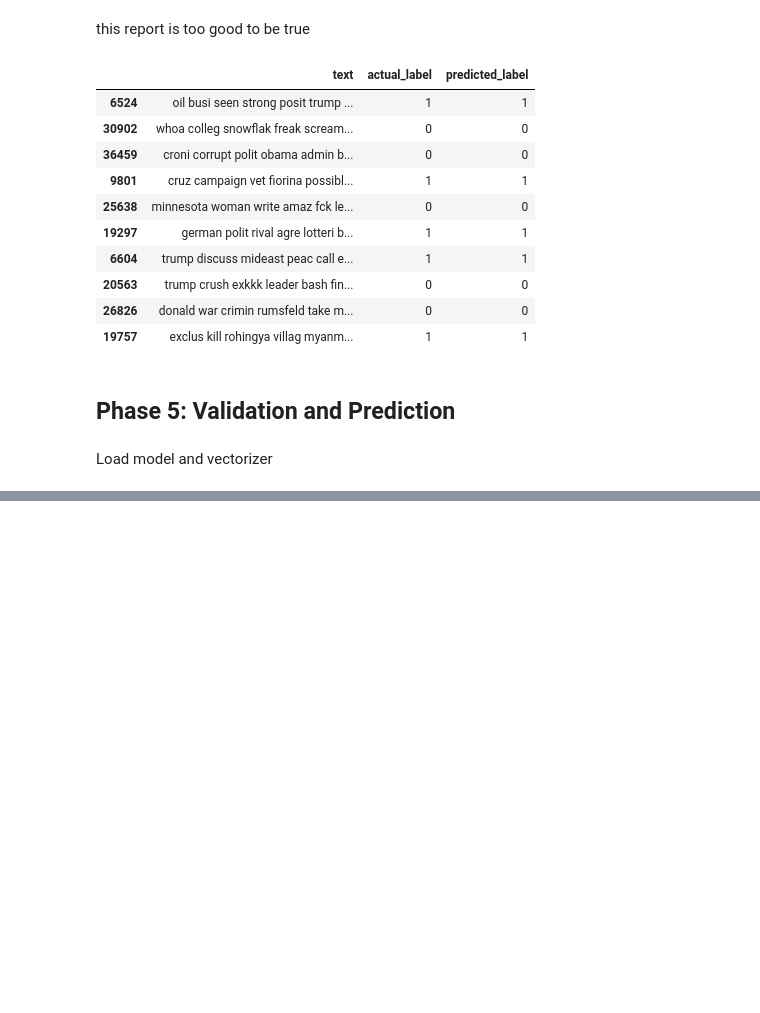
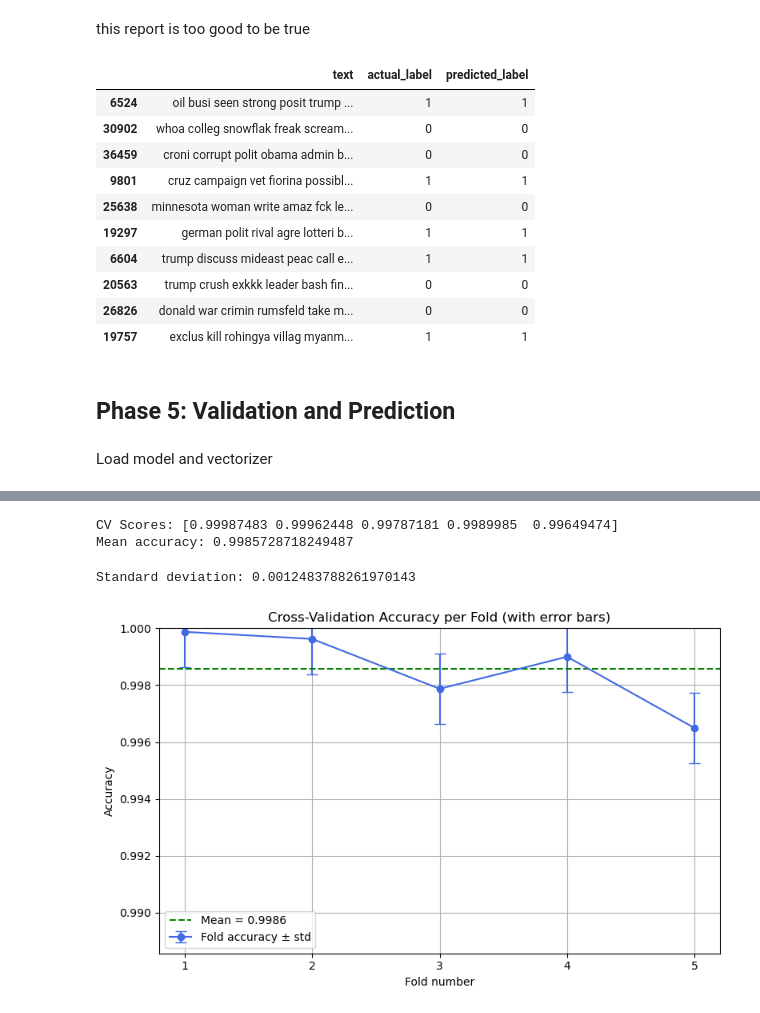
Before and after one commit to mobenet/nlp-project, a Jupyter notebook: fake_news_nlp.ipynb, the cells around one changed output, grey strips where cells are left out. Drawn from its saved outputs; the diff is of its cells as text; code cells hidden in the pictures; blank space fills up the shorter version.

```diff
--- a/fake_news_nlp.ipynb
+++ b/fake_news_nlp.ipynb
@@ -296,0 +325,52 @@ df_val_final.to_csv('predictions_validation.csv', index=False)
+# %%
+pipeline = Pipeline(steps=[
+    ('preprocessing', preprocessor),
+    ('classifier', RandomForestClassifier(n_estimators=100, max_depth=25, random_state=42, n_jobs=-1))
+])
+# %%
+import numpy as np
+
+df_full = pd.read_csv('./dataset/data.csv', encoding="ISO-8859-1")
+df_full['combined'] = df_full['title'] + " " + df_full['text']
+df_full['clean_combined'] = df_full['combined'].apply(preprocess_text)
+
+X_full = df_full[['clean_combined', 'subject']]
+y_full = df_full['label']
+
+scores = cross_val_score(pipeline, X_full, y_full, cv=5, scoring='accuracy')
+print("CV Scores:", scores)
+print("Mean accuracy:", np.mean(scores))
+# %% [output]
+CV Scores: [0.99987483 0.99962448 0.99787181 0.9989985  0.99649474]
+Mean accuracy: 0.9985728718249487
+# %%
+print("Standard deviation:", np.std(scores))
+# %% [output]
+Standard deviation: 0.0012483788261970143
+# %%
+import matplotlib.pyplot as plt
+import numpy as np
+from sklearn.model_selection import cross_val_score
+
+
+x_vals = np.arange(1, len(scores) + 1)
+y_vals = scores
+y_mean = np.mean(scores)
+y_std = np.std(scores)
+
+plt.figure(figsize=(8, 5))
+plt.errorbar(x_vals, y_vals, yerr=y_std, fmt='o-', color='royalblue', capsize=5, label='Fold accuracy ± std')
+
+plt.axhline(y_mean, color='green', linestyle='--', label=f'Mean = {y_mean:.4f}')
+
+plt.title('Cross-Validation Accuracy per Fold (with error bars)')
+plt.xlabel('Fold number')
+plt.ylabel('Accuracy')
+plt.ylim(y_mean - 0.01, 1.0)
+plt.xticks(x_vals)
+plt.grid(True)
+plt.legend()
+plt.tight_layout()
+plt.show()
+# %% [output]
+[figure, added]
```
Also changed, not shown: parts of 6 cells of this notebook, 1 other file.
